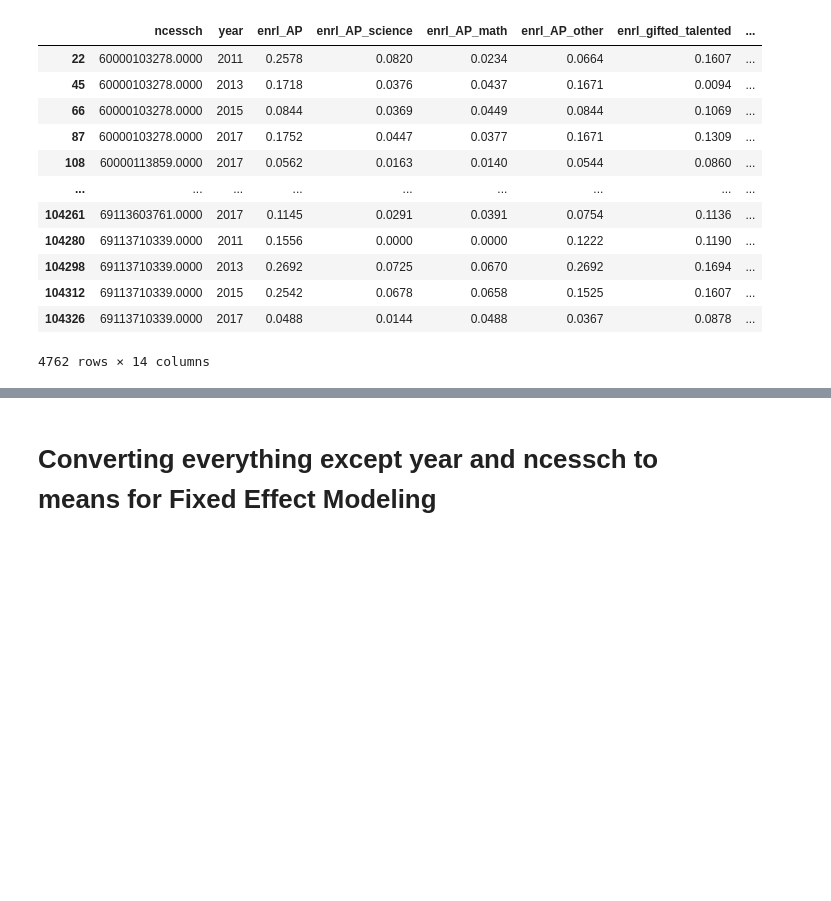
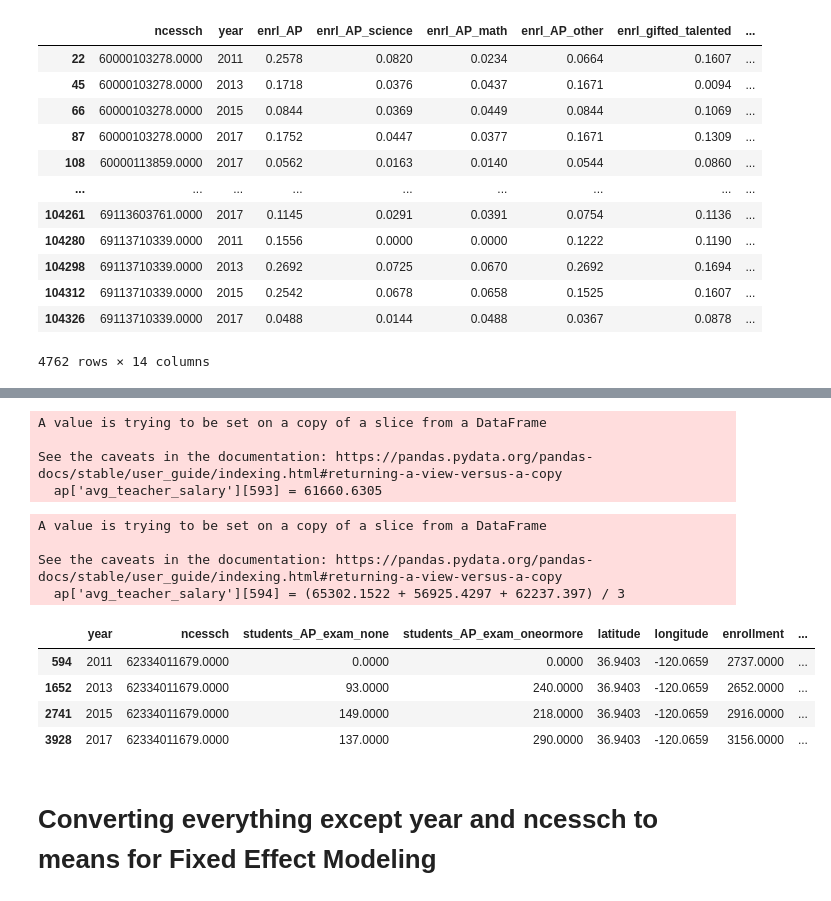
Before and after one commit to meeraduggs/AP-Exams, a Jupyter notebook: Data/creating_EFS_ready_df.ipynb, the cells around one changed output, grey strips where cells are left out. Cells and saved outputs as stored; diff of their text form; code cells hidden in the pictures; blank space fills up the shorter version.

```diff
--- a/Data/creating_EFS_ready_df.ipynb
+++ b/Data/creating_EFS_ready_df.ipynb
@@ -120,0 +121,22 @@ ap
+# %%
+# getting rid of inf's
+# ap[ap['ncessch'] == 62334003548]
+ap['avg_teacher_salary'][593] = 61660.6305
+# %% [output]
+A value is trying to be set on a copy of a slice from a DataFrame
+
+See the caveats in the documentation: https://pandas.pydata.org/pandas-docs/stable/user_guide/indexing.html#returning-a-view-versus-a-copy
+  ap['avg_teacher_salary'][593] = 61660.6305
+# %%
+ap['avg_teacher_salary'][594] = (65302.1522 + 56925.4297 + 62237.397) / 3
+ap[ap['ncessch'] == 62334011679]
+# %% [output]
+A value is trying to be set on a copy of a slice from a DataFrame
+
+See the caveats in the documentation: https://pandas.pydata.org/pandas-docs/stable/user_guide/indexing.html#returning-a-view-versus-a-copy
+  ap['avg_teacher_salary'][594] = (65302.1522 + 56925.4297 + 62237.397) / 3
+|  | year | ncessch | students_AP_exam_none | students_AP_exam_oneormore | latitude | longitude | enrollment | ... |
+| 594 | 2011 | 62334011679.0000 | 0.0000 | 0.0000 | 36.9403 | -120.0659 | 2737.0000 | ... |
+| 1652 | 2013 | 62334011679.0000 | 93.0000 | 240.0000 | 36.9403 | -120.0659 | 2652.0000 | ... |
+| 2741 | 2015 | 62334011679.0000 | 149.0000 | 218.0000 | 36.9403 | -120.0659 | 2916.0000 | ... |
+| 3928 | 2017 | 62334011679.0000 | 137.0000 | 290.0000 | 36.9403 | -120.0659 | 3156.0000 | ... |
```
Also changed, not shown: parts of 4 cells of this notebook, 5 other files.
